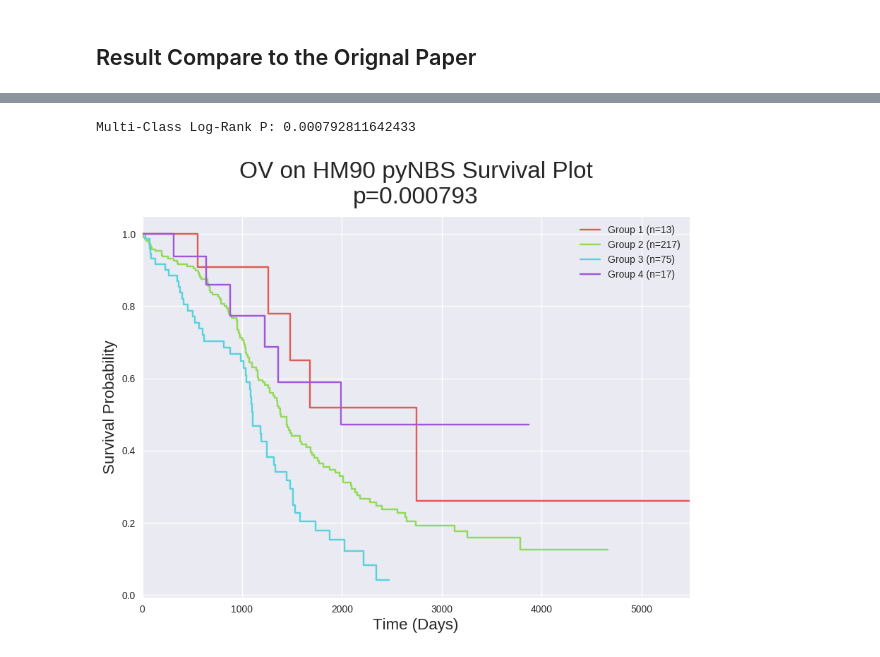
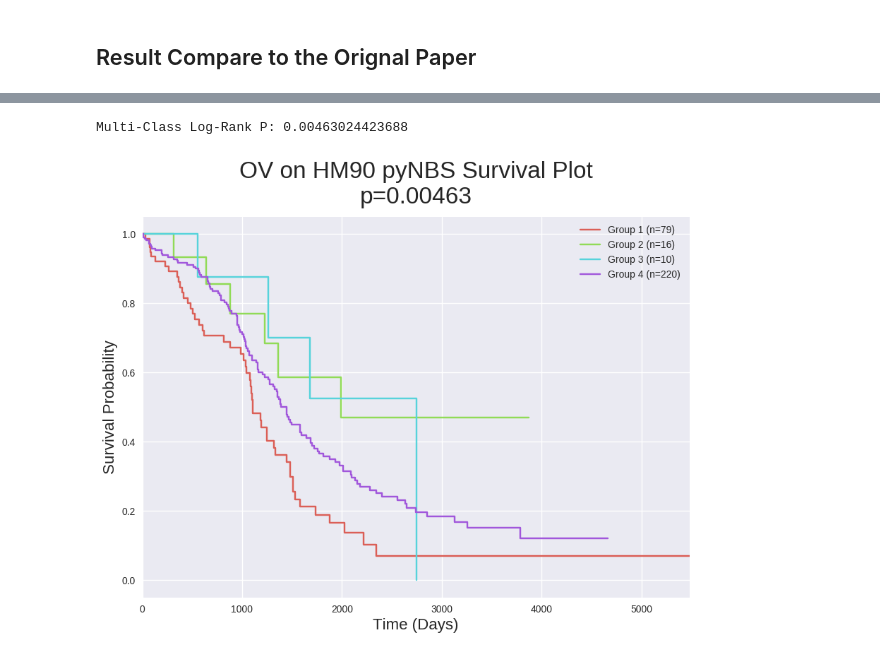
Before and after one commit to idekerlab/pyNBS, a Jupyter notebook: OV_run_pyNBS.ipynb, the cells around one changed output, grey strips where cells are left out. Saved outputs shown, nothing was run; the diff lists cells and outputs as text; code cells hidden in the pictures.

Commit message:
notebook updated with original paper network

```diff
--- a/OV_run_pyNBS.ipynb
+++ b/OV_run_pyNBS.ipynb
@@ -43,19 +43,19 @@ from IPython.display import Image
 |save_km_plot|File path of where to save KM plot. No path given as default.|
 # %%
 run_pyNBS_params = {'verbose' : True,
-
-                    ##### Path for data used in ovarian task #####
+                    ##### Path for Ovarian #####
 
                     # Data used in this notebook is located in /data folder in the repository.
                     # To run this notebook, please modify the path to indicate your local directory.
                     # If you would like to use your own data file,
                     # please refer to the "Load data" cell below for formatting details.
 
-                    'sm_data_file' : '~/pyNBS/data/OV_sm_data_filt.txt',
-                    'network_path' : '~/pyNBS/data/HumanNet90_Symbol.txt',
+                    'sm_data_file' : '~/pyNBS/data/OV_sm_mat_labelled.csv',
+                    'network_path' : '~/pyNBS/data/HM90.sif',
 
-                    'mut_filetype' : 'list',
-                    'mut_filedelim' : '\t',
+                    # Please make sure you modify file path for loading/saving to indicate your local directory
+                    'mut_filetype' : 'matrix',
+                    'mut_filedelim' : ',',
                     'net_filedelim' : '\t',
                     'degree_preserved_shuffle' : False,
                     'node_label_shuffle' : False,
@@ -71,16 +71,12 @@ run_pyNBS_params = {'verbose' : True,
                     'consensus_cluster' : True,
                     'assign_clusters' : True,
 
-                    # Please modify the path to indicate your local directory.
-                    'save_co_cluster_matrix' : '~/pyNBS/results/OV_co_cluster_matrix.csv',
-                    'save_cluster_assignments' : '~/pyNBS/results/OV_cluster_assignment.csv',
-
+                    'save_co_cluster_matrix' : '~/pyNBS/OV_co_cluster_matrix.csv',
+                    'save_cluster_assignments' : '~/pyNBS/OV_cluster_assignment.csv',
                     'plot_co_cluster_map' : True,
                     'plot_title' : 'Ovarian Consensus Cluster Map',
-
-                    # Please modify the path to indicate your local directory.
-                    'save_co_cluster_map' : '~/pyNBS/results/OV_co_cluster.png',
-                    'save_km_plot' : '~/pyNBS/results/OV_KM_plot.png'
+                    'save_co_cluster_map' : '~/pyNBS/OV_co_cluster.png',
+                    'save_km_plot' : '~/pyNBS/OV_KM_plot.png'
                     }
 # %% [markdown]
 ## NBS Options
@@ -284,7 +280,7 @@ Hlist = []
 for i in range(run_pyNBS_params['niter']):
     netNMF_time = time.time()
     Hlist.append(pyNBS_single.NBS_single(sm_mat, NBS_options, propNet=network, propNet_kernel=kernel, regNet_glap=knnGlap, verbose=False, save_path=run_pyNBS_params['save_H']))
-    if run_pyNBS_params['verbose']&(i%10==0):
+    if run_pyNBS_params['verbose']:
         print 'NBS iteration:', i+1, 'complete:', time.time()-netNMF_time, 'seconds'
 # %% [markdown]
 ## Consensus Clustering
@@ -314,9 +310,7 @@ Co-clustering matrix saved
 Cluster assignments saved
 # %%
 #Cluster assignments
-
-# Please modify the path below to indicate your local directory.
-ori_assin_table = pd.read_table('~/pyNBS/Hofree_NBS_paper_results/Paper_OV_NBS_Results.csv',sep=',',index_col=0)
+ori_assin_table = pd.read_table('/cellar/users/t1jia/pyNBS/Hofree_NBS_paper_results/Paper_OV_NBS_Results.csv',sep=',',index_col=0)
 cluster_assign = pd.concat([ori_assin_table.iloc[:,0], NBS_cluster_assign], axis=1).dropna(axis=0,how='any').astype(int)
 ori_paper_cluster_assign = cluster_assign.iloc[:,0]
 NBS_cluster_assign = cluster_assign.iloc[:,1].astype(int)
@@ -362,8 +355,7 @@ Adjusted Mutual Info Score is: 0.783335082518
 # %%
-# Please modify the path below to indicate your local directory.
-clin_path = '~/pyNBS/data/OV.clin.merged.picked.txt'
+clin_path = '/cellar/users/jkhuang/Data/TCGA/TCGA_Firehose.Clinical_Data.2016_07_15/gdac.broadinstitute.org_OV.Clinical_Pick_Tier1.Level_4.2016071500.0.0/OV.clin.merged.picked.txt'
 plot.cluster_KMplot(NBS_cluster_assign,clin_path,title='OV on HM90 pyNBS Survival Plot', save_path = run_pyNBS_params['save_km_plot'])
 Image(filename = run_pyNBS_params['save_km_plot'], width=600, height=600)
 # %% [output]
-Multi-Class Log-Rank P: 0.000792811642433
+Multi-Class Log-Rank P: 0.00463024423688
-[figure, old version]
+[figure, new version]
```
Also changed, not shown: parts of 6 cells of this notebook, 5 other files.
